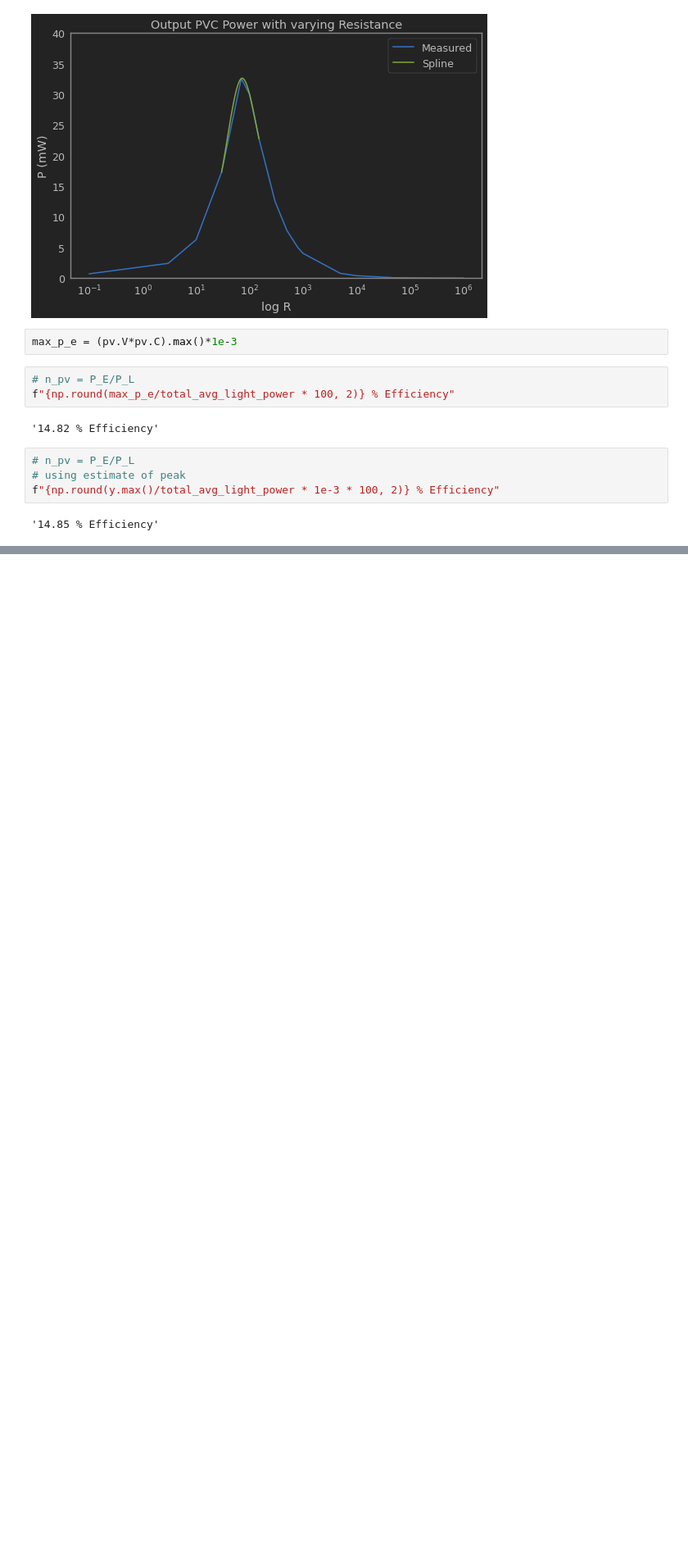
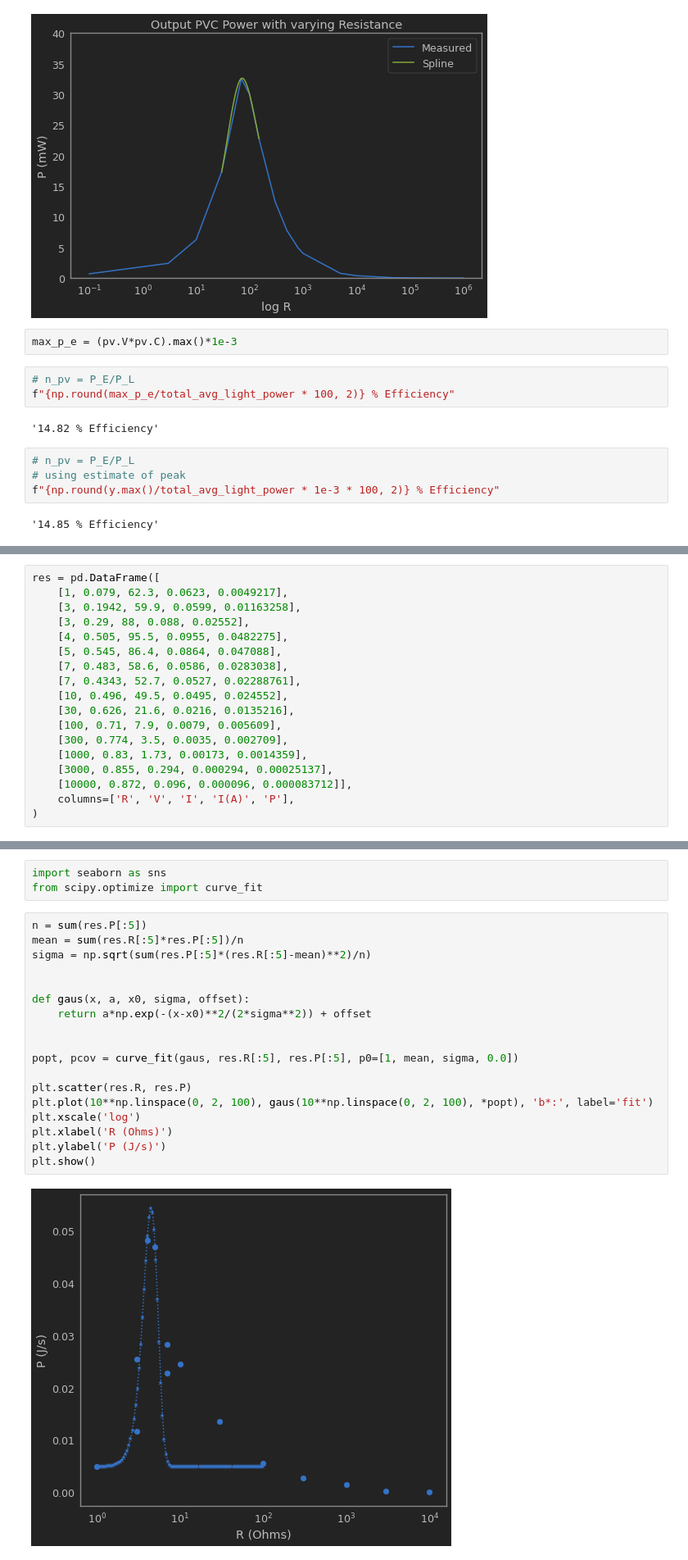
Before and after one commit to trevorm4x/APL-fuel-first, a Jupyter notebook: Lab/Lab1/APL_1_cell.ipynb, the cells around one changed output, grey strips where cells are left out. Shown at 82% size. Saved outputs shown, nothing was run; the diff lists cells and outputs as text; blank space fills up the shorter version.

```diff
--- a/Lab/Lab1/APL_1_cell.ipynb
+++ b/Lab/Lab1/APL_1_cell.ipynb
@@ -163,0 +192,18 @@ f"{np.round(y.max()/total_avg_light_power * 1e-3 * 100, 2)} % Efficiency"
+# %%
+res = pd.DataFrame([
+    [1, 0.079, 62.3, 0.0623, 0.0049217],
+    [3, 0.1942, 59.9, 0.0599, 0.01163258],
+    [3, 0.29, 88, 0.088, 0.02552],
+    [4, 0.505, 95.5, 0.0955, 0.0482275],
+    [5, 0.545, 86.4, 0.0864, 0.047088],
+    [7, 0.483, 58.6, 0.0586, 0.0283038],
+    [7, 0.4343, 52.7, 0.0527, 0.02288761],
+    [10, 0.496, 49.5, 0.0495, 0.024552],
+    [30, 0.626, 21.6, 0.0216, 0.0135216],
+    [100, 0.71, 7.9, 0.0079, 0.005609],
+    [300, 0.774, 3.5, 0.0035, 0.002709],
+    [1000, 0.83, 1.73, 0.00173, 0.0014359],
+    [3000, 0.855, 0.294, 0.000294, 0.00025137],
+    [10000, 0.872, 0.096, 0.000096, 0.000083712]],
+    columns=['R', 'V', 'I', 'I(A)', 'P'],
+)
@@ -163,0 +228,23 @@ f"{np.round(y.max()/total_avg_light_power * 1e-3 * 100, 2)} % Efficiency"
+# %%
+import seaborn as sns
+from scipy.optimize import curve_fit
+# %%
+n = sum(res.P[:5])
+mean = sum(res.R[:5]*res.P[:5])/n
+sigma = np.sqrt(sum(res.P[:5]*(res.R[:5]-mean)**2)/n)
+
+
+def gaus(x, a, x0, sigma, offset):
+    return a*np.exp(-(x-x0)**2/(2*sigma**2)) + offset
+
+
+popt, pcov = curve_fit(gaus, res.R[:5], res.P[:5], p0=[1, mean, sigma, 0.0])
+
+plt.scatter(res.R, res.P)
+plt.plot(10**np.linspace(0, 2, 100), gaus(10**np.linspace(0, 2, 100), *popt), 'b*:', label='fit')
+plt.xscale('log')
+plt.xlabel('R (Ohms)')
+plt.ylabel('P (J/s)')
+plt.show()
+# %% [output]
+[figure, added]
```
Also changed, not shown: parts of 28 cells of this notebook.
